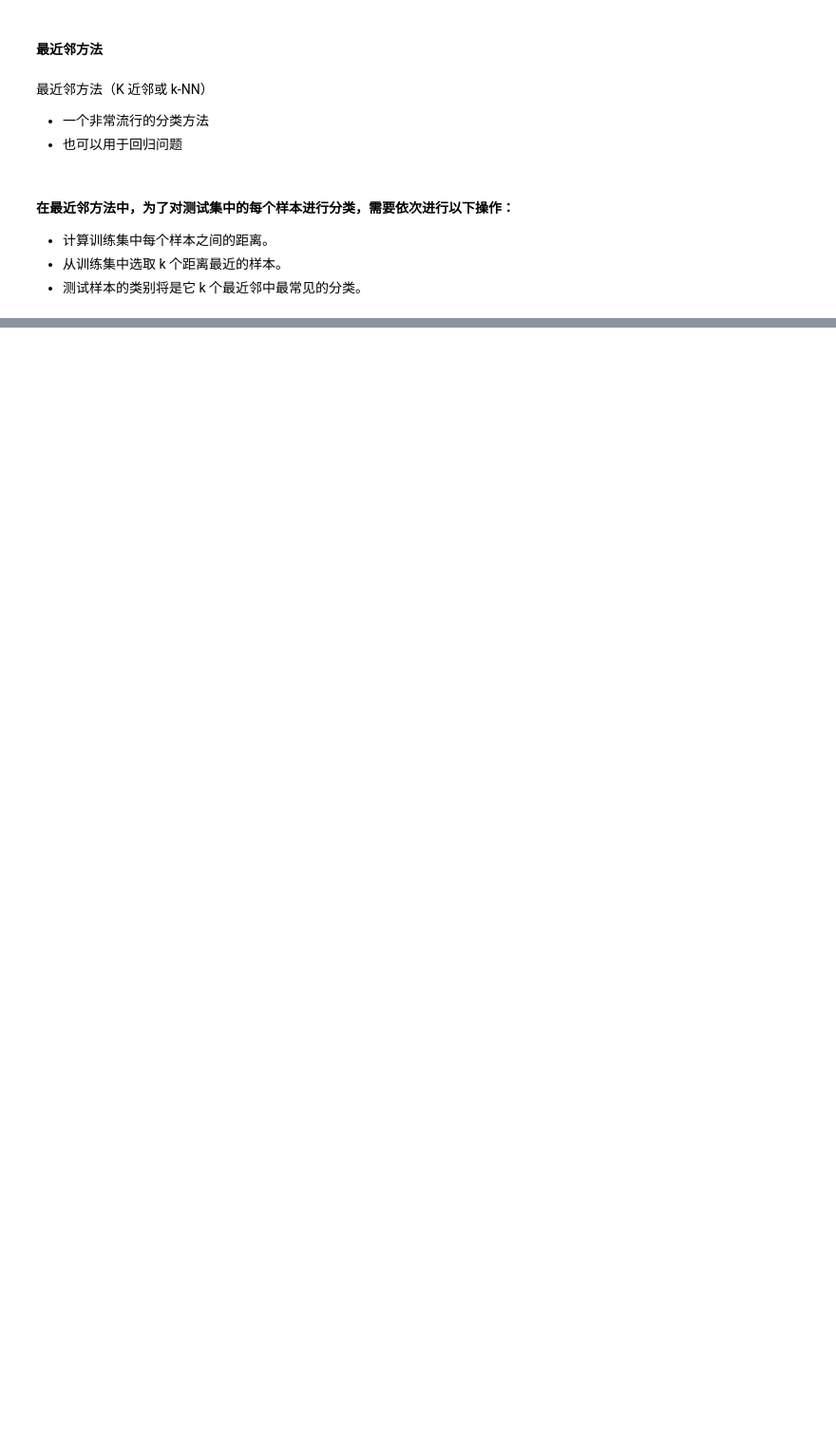
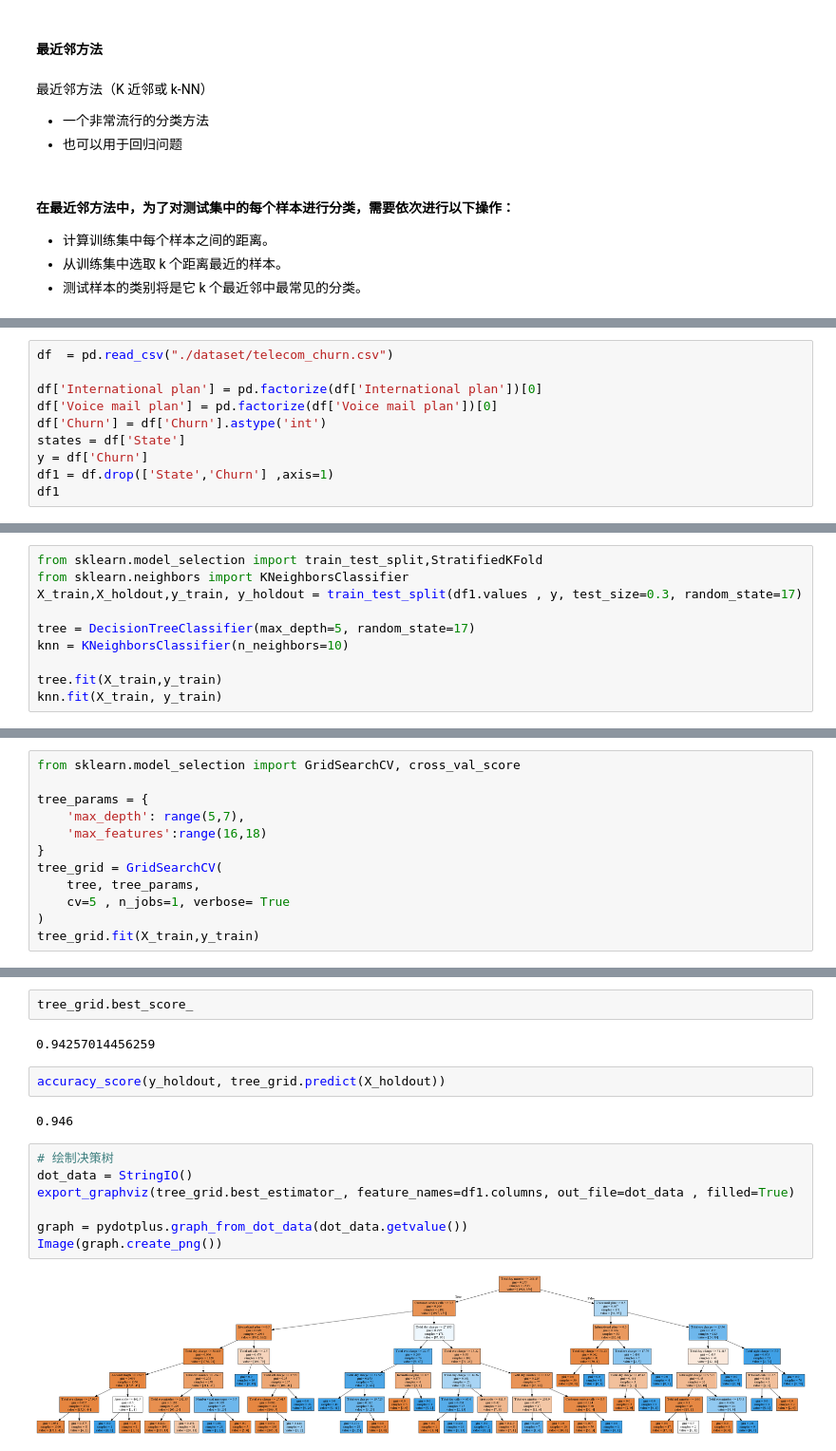
Before and after one commit to OcaenEyes/pandasLearn, a Jupyter notebook: 决策树与K近邻.ipynb, the cells around one changed output, grey strips where cells are left out. Shown at 95% size. Cells and saved outputs as stored; diff of their text form; blank space fills up the shorter version.

```diff
--- a/决策树与K近邻.ipynb
+++ b/决策树与K近邻.ipynb
@@ -353,0 +379,10 @@ Text(0.5, 1.0, 'Decision tree regressor ,MSE= 0.02')
+# %%
+df  = pd.read_csv("./dataset/telecom_churn.csv")
+
+df['International plan'] = pd.factorize(df['International plan'])[0]
+df['Voice mail plan'] = pd.factorize(df['Voice mail plan'])[0]
+df['Churn'] = df['Churn'].astype('int')
+states = df['State']
+y = df['Churn']
+df1 = df.drop(['State','Churn'] ,axis=1)
+df1
@@ -353,0 +413,10 @@ Text(0.5, 1.0, 'Decision tree regressor ,MSE= 0.02')
+# %%
+from sklearn.model_selection import train_test_split,StratifiedKFold
+from sklearn.neighbors import KNeighborsClassifier
+X_train,X_holdout,y_train, y_holdout = train_test_split(df1.values , y, test_size=0.3, random_state=17)
+
+tree = DecisionTreeClassifier(max_depth=5, random_state=17)
+knn = KNeighborsClassifier(n_neighbors=10)
+
+tree.fit(X_train,y_train)
+knn.fit(X_train, y_train)
@@ -353,0 +443,12 @@ Text(0.5, 1.0, 'Decision tree regressor ,MSE= 0.02')
+# %%
+from sklearn.model_selection import GridSearchCV, cross_val_score
+
+tree_params = {
+    'max_depth': range(5,7),
+    'max_features':range(16,18)
+}
+tree_grid = GridSearchCV(
+    tree, tree_params,
+    cv=5 , n_jobs=1, verbose= True
+)
+tree_grid.fit(X_train,y_train)
@@ -353,0 +470,17 @@ Text(0.5, 1.0, 'Decision tree regressor ,MSE= 0.02')
+# %%
+tree_grid.best_score_
+# %% [output]
+0.94257014456259
+# %%
+accuracy_score(y_holdout, tree_grid.predict(X_holdout))
+# %% [output]
+0.946
+# %%
+# 绘制决策树
+dot_data = StringIO()
+export_graphviz(tree_grid.best_estimator_, feature_names=df1.columns, out_file=dot_data , filled=True)
+
+graph = pydotplus.graph_from_dot_data(dot_data.getvalue())
+Image(graph.create_png())
+# %% [output]
+[figure, added]
```
Also changed, not shown: parts of 29 cells of this notebook, 1 other file.
